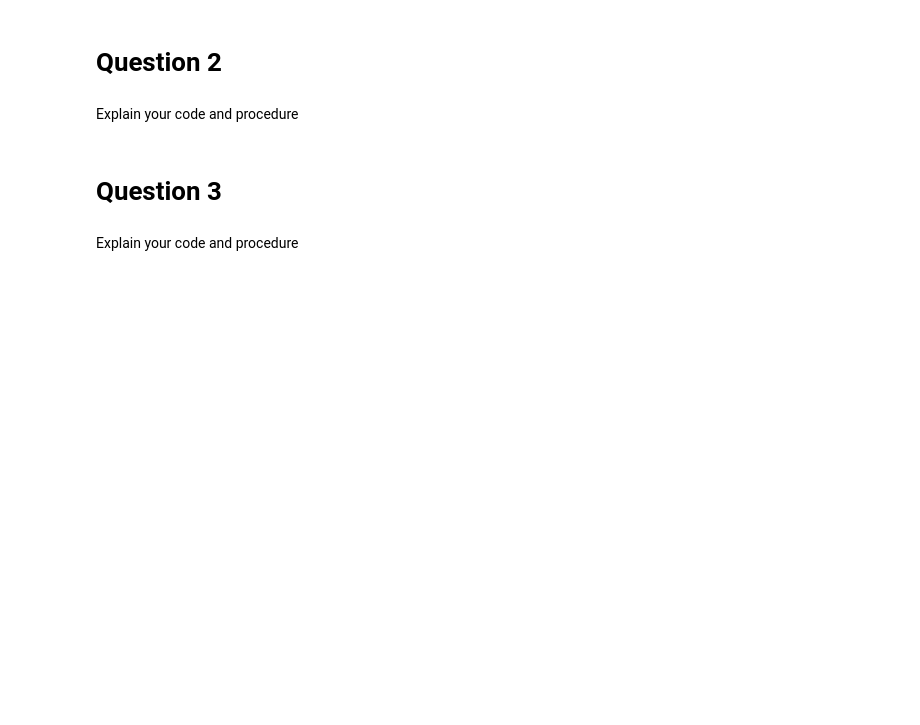
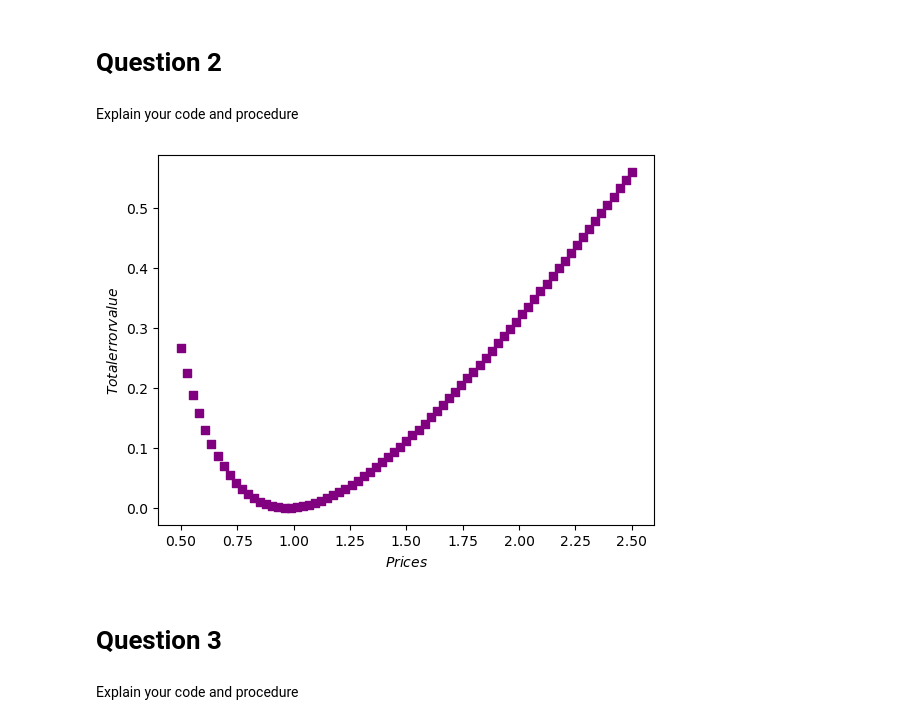
Before and after one commit to NumEconCopenhagen/projects-2024-anders-2-don-1, a Jupyter notebook: inauguralproject/inauguralproject.ipynb, the cells around one changed output. Cells and saved outputs as stored; diff of their text form; code cells hidden in the pictures; blank space fills up the shorter version.

```diff
--- a/inauguralproject/inauguralproject.ipynb
+++ b/inauguralproject/inauguralproject.ipynb
@@ -109,3 +107,18 @@ Explain your code and procedure
+# %%
+p_values = np.linspace(0.5, 2.5, N)
+ErrorList = []
+
+for price in p_values:
+   error1, error2 = economy.check_market_clearing(price)
+   total_error = error1+error2
+   ErrorList.append(total_error)
+
+plt.scatter(p_values, ErrorList, marker='s', color=maincolor)
+plt.xlabel('$Prices$')
+plt.ylabel('$Total error value$')
+plt.show()
+# %% [output]
+[figure, added]
 # %% [markdown]
 # Question 3
 # %% [markdown]
```
Also changed, not shown: parts of 5 cells of this notebook, 1 other file.
